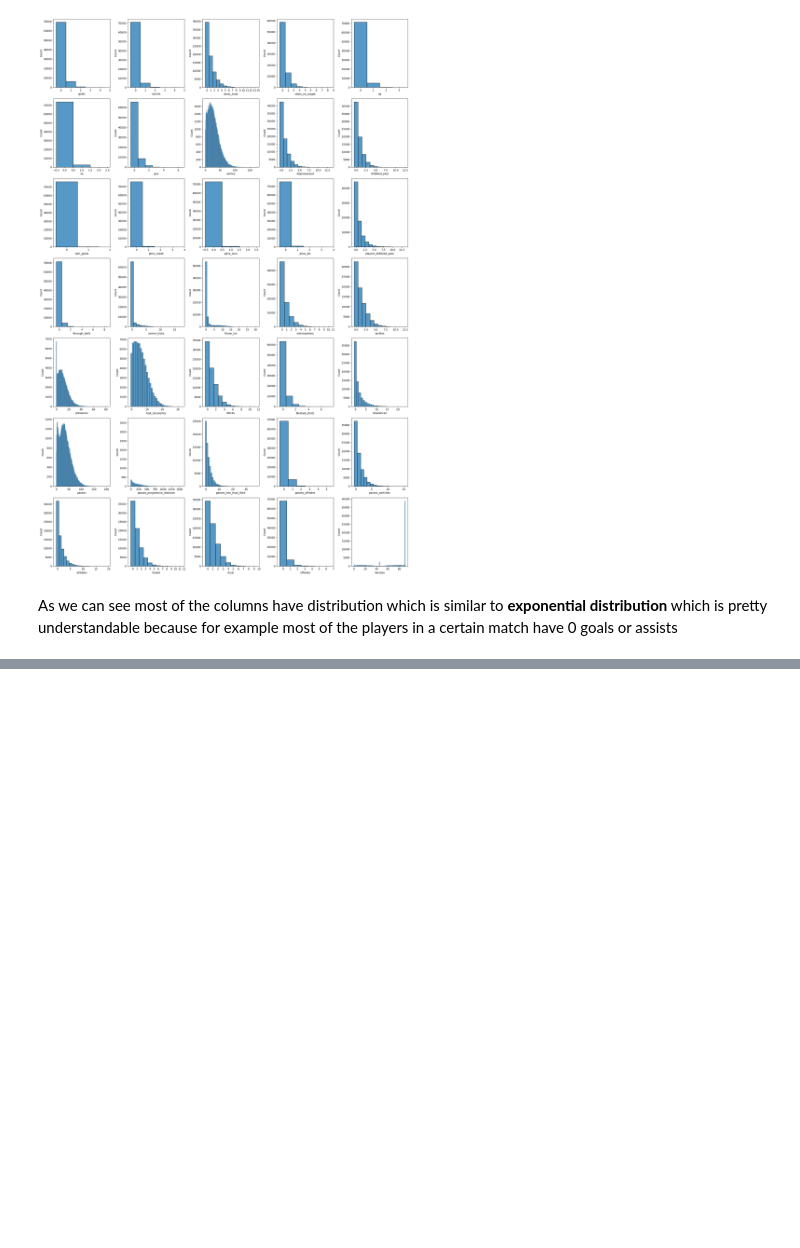
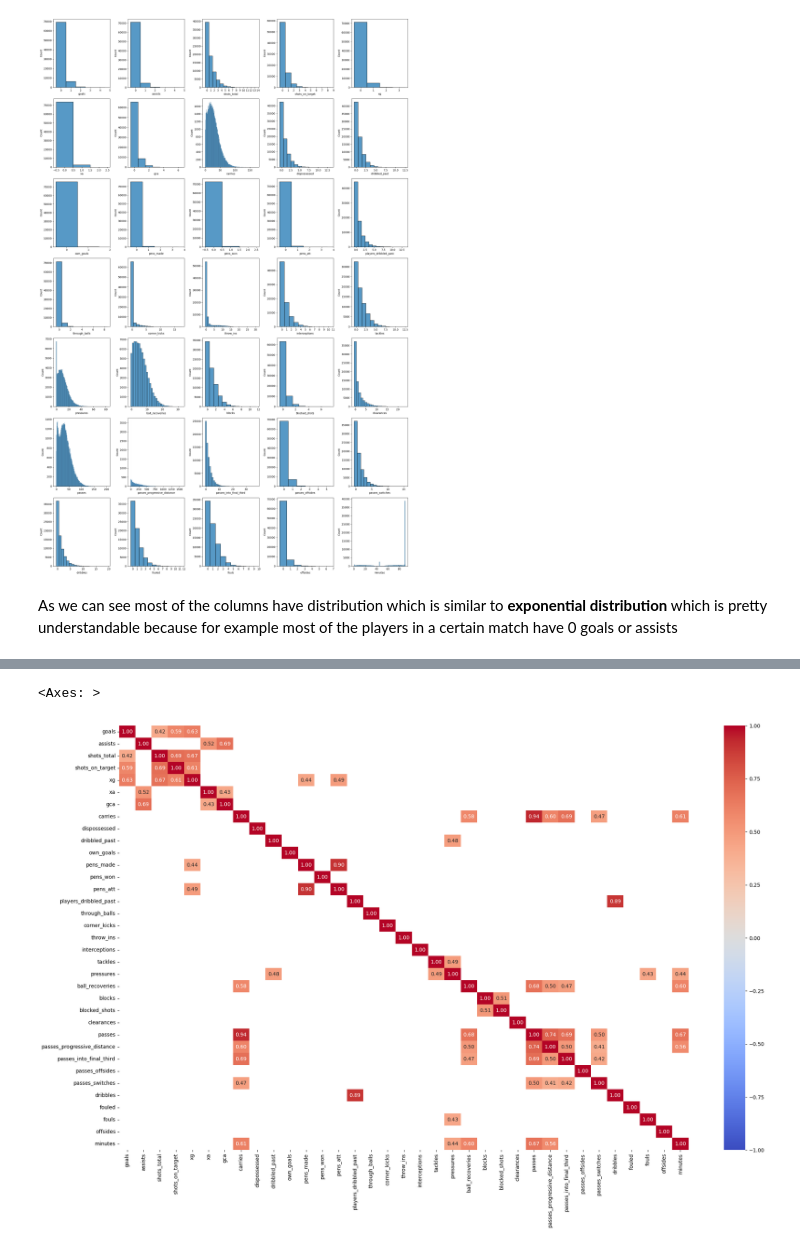
Before and after one commit to tomaszzywicki/Soccer-matches-data-analysis, a Jupyter notebook: code/EDA_merged.ipynb, the cells around one changed output, grey strips where cells are left out. Cells and saved outputs as stored; diff of their text form; code cells hidden in the pictures; blank space fills up the shorter version.

```diff
--- a/code/EDA_merged.ipynb
+++ b/code/EDA_merged.ipynb
@@ -275,0 +303,7 @@ As we can see most of the columns have distribution which is similar to **expone
+# %%
+mask = abs(corr) < 0.4
+plt.figure(figsize=(25, 15))
+sns.heatmap(corr, mask=mask, annot=True, fmt=".2f", cmap='coolwarm', vmin=-1, vmax=1, center=0)
+# %% [output]
+<Axes: >
+[figure, added]
```
Also changed, not shown: parts of 7 cells of this notebook.
